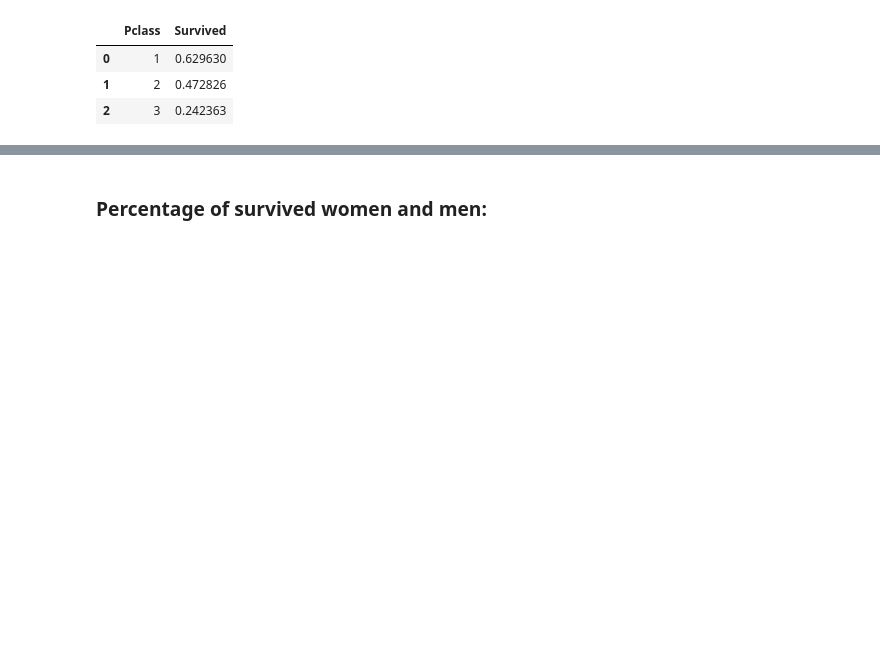
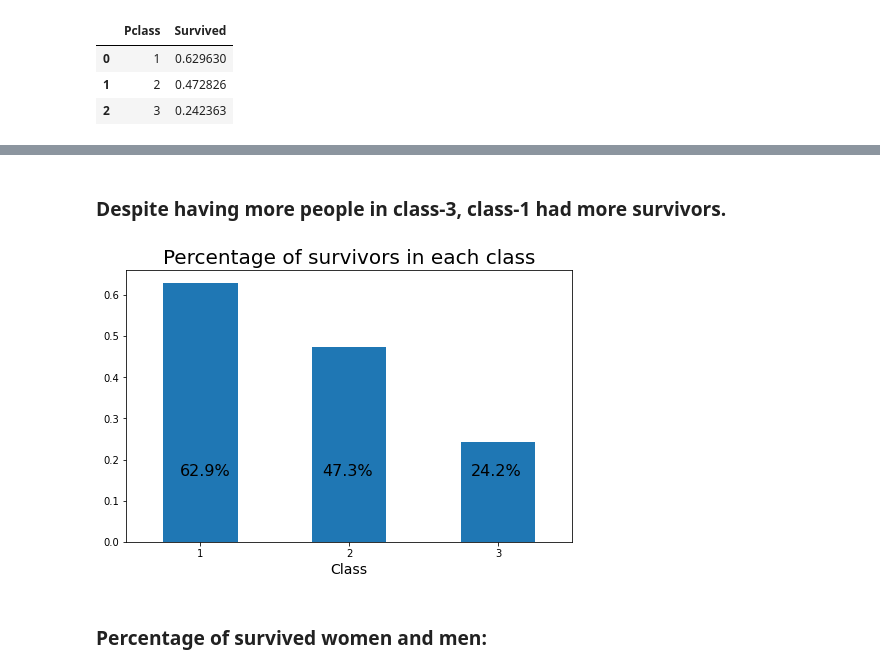
Before and after one commit to jordanfalcao/kaggle, a Jupyter notebook: titanic-disaster-survivors.ipynb, the cells around one changed output, grey strips where cells are left out. Drawn from its saved outputs; the diff is of its cells as text; code cells hidden in the pictures; blank space fills up the shorter version.

```diff
--- a/titanic-disaster-survivors.ipynb
+++ b/titanic-disaster-survivors.ipynb
@@ -143,3 +160,18 @@ train_df[['Pclass', 'Survived']].groupby(['Pclass'], as_index=False).mean().sort
+# %% [markdown]
+### Despite having more people in class-3, class-1 had more survivors.
+# %%
+ax = train_df[['Pclass', 'Survived']].groupby(['Pclass'], as_index=False).mean().set_index('Pclass').plot(kind='bar',
+                                                                                                    rot=0,
+                                                                                                    legend=None,
+                                                                                                    figsize=(8,5))
+ax.set_title('Percentage of survivors in each class', fontsize=20)
+ax.set_xlabel('Class', fontsize=14)
+ax.annotate('62.9%', xy = (-0.14, 0.16), fontsize = 16)
+ax.annotate('47.3%', xy = (0.82, 0.16), fontsize = 16)
+ax.annotate('24.2%', xy = (1.82, 0.16), fontsize = 16)
+plt.show()
+# %% [output]
+[figure, added]
 # %% [markdown]
 ### Percentage of survived women and men:
 # %%
```
Also changed, not shown: parts of 2 cells of this notebook.
